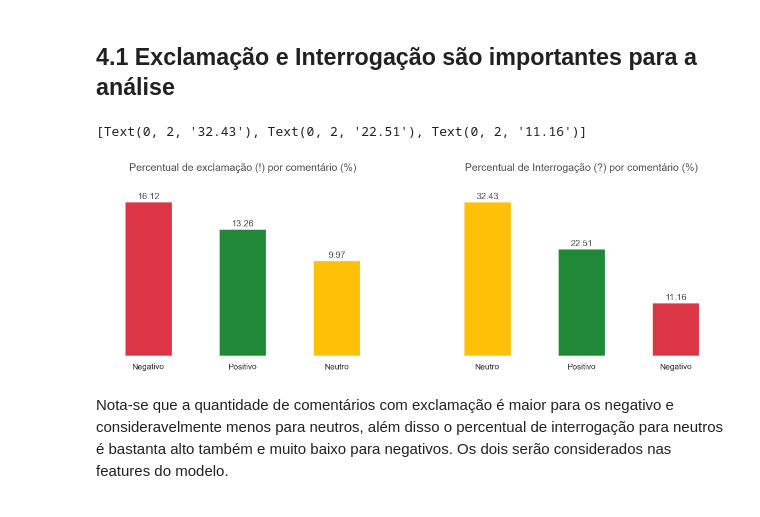
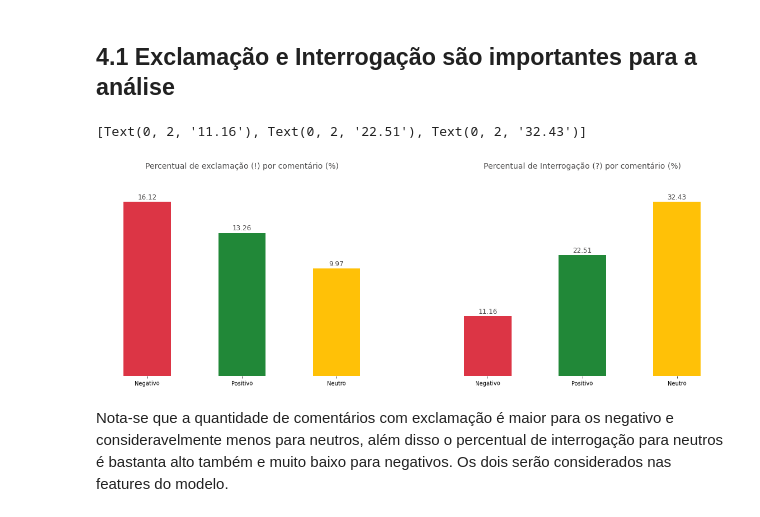
Before and after one commit to ErycM/electronics-sentiment-analysis-on-youtube-comments, a Jupyter notebook: youtube-comments-types-analysis-complete-review.ipynb, the cells around one changed output. Drawn from its saved outputs; the diff is of its cells as text; code cells hidden in the pictures.

```diff
--- a/youtube-comments-types-analysis-complete-review.ipynb
+++ b/youtube-comments-types-analysis-complete-review.ipynb
@@ -266,43 +266,43 @@ Após o tratamento das informações algumas análises foram feitas a fim de ent
 # %% [markdown]
 ## 4.1 Exclamação e Interrogação são importantes para a análise
 # %%
-fig, ax = plt.subplots(nrows=1, ncols=2, figsize=(15,4))
+fig, ax = plt.subplots(nrows=1, ncols=2, figsize=(20,6))
 
 exclamation = df['final_type'].loc[df['comment'].str.find('!') != -1].value_counts()/df['final_type'].value_counts()*100
 exclamation = pd.DataFrame([round(exclamation[-1],2),round(exclamation[1],2),round(exclamation[0],2)], index=['Negativo', 'Positivo', 'Neutro'])
 
 interrogation = df['final_type'].loc[df['comment'].str.find('?') != -1].value_counts()/df['final_type'].value_counts()*100
-interrogation = pd.DataFrame([round(interrogation[0],2),round(interrogation[1],2),round(interrogation[-1],2)], index=['Neutro', 'Positivo', 'Negativo'])
+interrogation = pd.DataFrame([round(interrogation[-1],2),round(interrogation[1],2),round(interrogation[0],2)], index=['Negativo', 'Positivo', 'Neutro'])
 
 exclamation[0].plot.bar(
     # color=['#dc3545','#ffc107','#218838'],
     color=['#dc3545','#218838','#ffc107'],
     ax=ax[0],
     rot=1)
 
 interrogation[0].plot.bar(
     # color=['#dc3545','#ffc107','#218838'],
-    color=['#ffc107','#218838','#dc3545'],
+    color=['#dc3545','#218838','#ffc107'],
     ax=ax[1],
     rot=1)
 
 ax[0].get_yaxis().set_ticks([])
 ax[0].grid(False)
 
 ax[1].get_yaxis().set_ticks([])
 ax[1].grid(False)
 
 ax[0].set(frame_on=False)
 ax[1].set(frame_on=False)
 
 ax[0].set_title("Percentual de exclamação (!) por comentário (%)", fontsize=14, color='#4f4e4e', y=1.12)
 ax[0].bar_label(ax[0].containers[0], padding=2, fontsize=12, color='#4f4e4e')
 
 ax[1].set_title("Percentual de Interrogação (?) por comentário (%)", fontsize=14, color='#4f4e4e', y=1.12)
 ax[1].bar_label(ax[1].containers[0], padding=2, fontsize=12, color='#4f4e4e')
 # %% [output]
-[Text(0, 2, '32.43'), Text(0, 2, '22.51'), Text(0, 2, '11.16')]
+[Text(0, 2, '11.16'), Text(0, 2, '22.51'), Text(0, 2, '32.43')]
-[figure, old version]
+[figure, new version]
 # %% [markdown]
 Nota-se que a quantidade de comentários com exclamação é maior para os negativo e consideravelmente menos para neutros, além disso o percentual de interrogação para neutros é bastanta alto também e muito baixo para negativos. Os dois serão considerados nas features do modelo.
 # %% [markdown]
```
Also changed, not shown: parts of 3 cells of this notebook, 5 other files.
